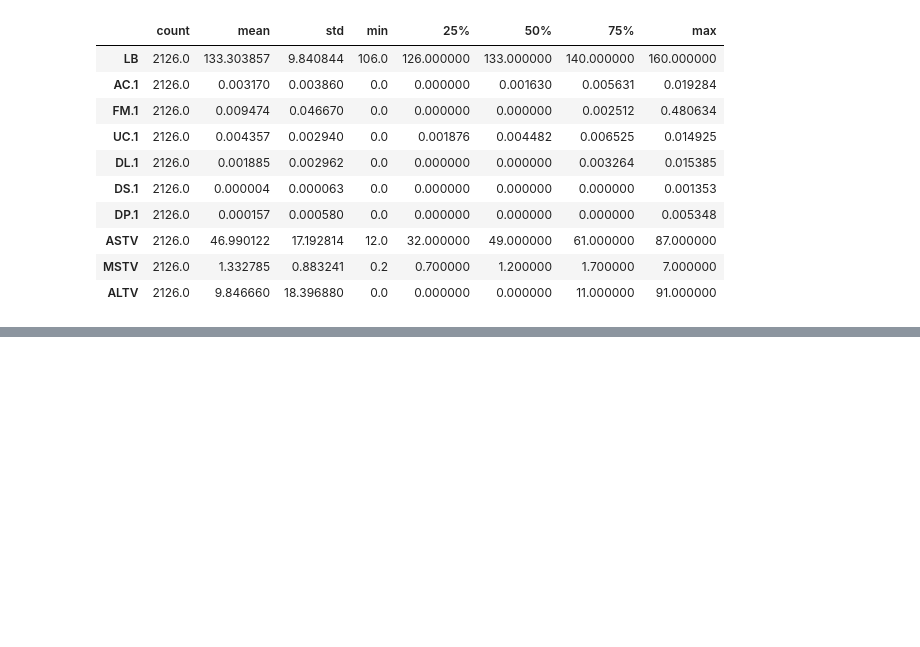
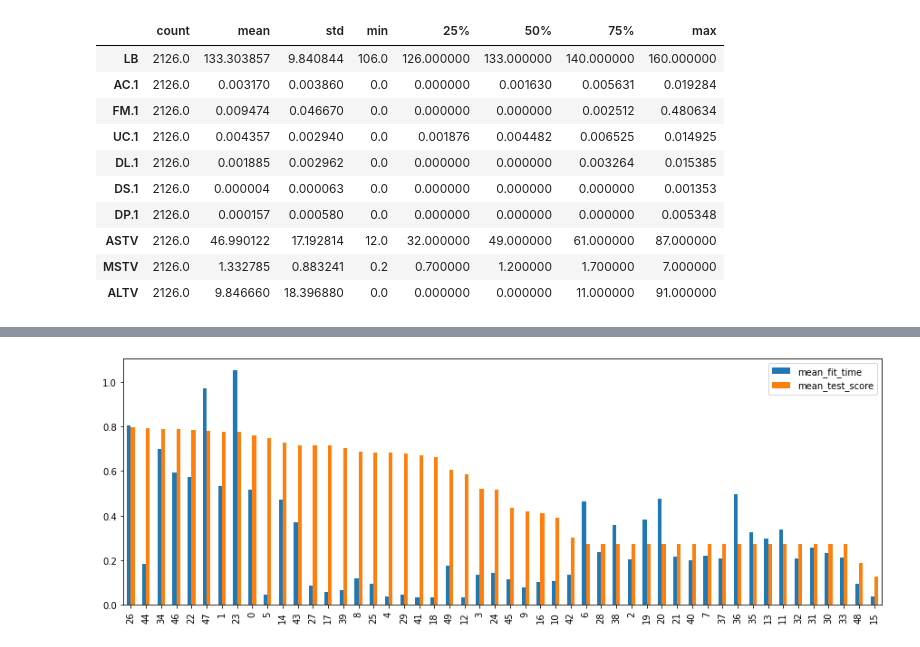
Before and after one commit to AlexTouvras/Evaluation-Improvement, a Jupyter notebook: Evaluation-Improvement.ipynb, the cells around one changed output, grey strips where cells are left out. Drawn from its saved outputs; the diff is of its cells as text; code cells hidden in the pictures; blank space fills up the shorter version.

```diff
--- a/Evaluation-Improvement.ipynb
+++ b/Evaluation-Improvement.ipynb
@@ -236,7 +235,9 @@ param_grid = [
      'classifier__C': loguniform(1e-4, 1e0)},
 
     {'classifier': [RandomForestClassifier(n_estimators=100,n_jobs=-1)],
-     'preprocessing': [None], 'classifier__max_features': [1, 2, 3]}]
+     'preprocessing': [None],
+     'classifier__max_features': [1, 2, 3, 4, 5],
+     'classifier__n_estimators': [10,50,100,200,250]}]
 
 # run randomized search
 n_iter_search = 50
@@ -291,0 +273,4 @@ random_search.cv_results_
+# %%
+results = pd.DataFrame(random_search.cv_results_)
+# we display the transposed table so that it better fits on the page:
+display(results.T)
@@ -291,0 +296,6 @@ random_search.cv_results_
+# %%
+# barplot of mean_fit_time and mean_test_score
+df = results[["mean_fit_time", "mean_test_score"]]
+df.sort_values(by='mean_test_score',ascending=False).plot(kind='bar',figsize=(15,5));
+# %% [output]
+[figure, added]
```
Also changed, not shown: parts of 11 cells of this notebook, 1 other file.
